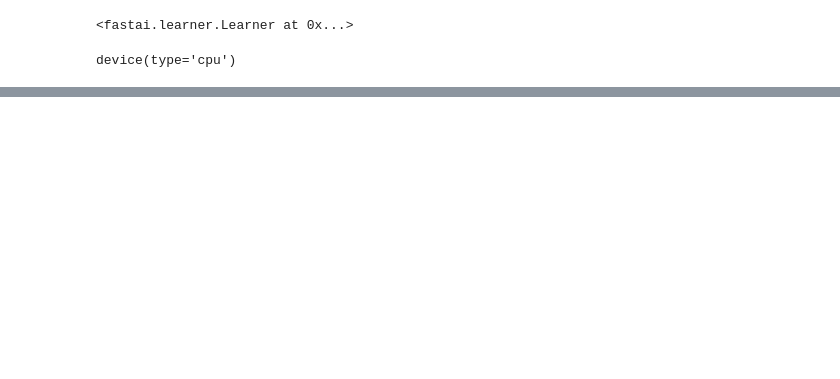
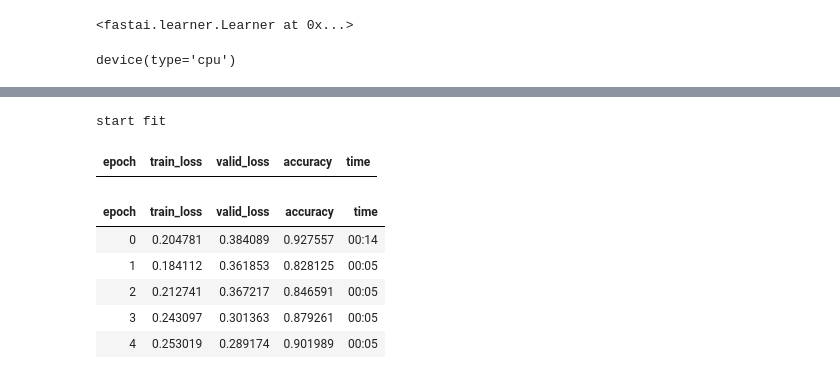
Before and after one commit to butchland/fastai_xla_extensions, a Jupyter notebook: nbs/03_multi_core.ipynb, the cells around one changed output, grey strips where cells are left out. Cells and saved outputs as stored; diff of their text form; code cells hidden in the pictures; blank space fills up the shorter version.

```diff
--- a/nbs/03_multi_core.ipynb
+++ b/nbs/03_multi_core.ipynb
@@ -1207,0 +1318,22 @@ Wall time: 13.1 s
+# %%
+#colab
+path = untar_data(URLs.MNIST_TINY)
+# %%
+#colab
+data = DataBlock(
+    blocks=(ImageBlock,CategoryBlock),
+    get_items=get_image_files,
+    get_y=parent_label,
+    splitter=GrandparentSplitter(),
+    item_tfms=Resize(28),
+    batch_tfms=[]
+)
+# %%
+#colab
+dls = data.dataloaders(path, bs=16)
+# %%
+#colab
+# concat_pool must be false due to a TPU bug that is triggered if using fastai AdaptivePool
+from fastai.vision.learner import cnn_learner
+from torchvision.models.resnet import resnet18
+learner = cnn_learner(dls, resnet18, metrics=accuracy, concat_pool=False)
@@ -1207,0 +1344,13 @@ Wall time: 13.1 s
+# %%
+#colab
+%%time
+learner.xla_fit_one_cycle(5,lr_max=slice(2e-3))
+# %% [output]
+start fit
+| epoch | train_loss | valid_loss | accuracy | time |
+| epoch | train_loss | valid_loss | accuracy | time |
+| 0 | 0.204781 | 0.384089 | 0.927557 | 00:14 |
+| 1 | 0.184112 | 0.361853 | 0.828125 | 00:05 |
+| 2 | 0.212741 | 0.367217 | 0.846591 | 00:05 |
+| 3 | 0.243097 | 0.301363 | 0.879261 | 00:05 |
+| 4 | 0.253019 | 0.289174 | 0.901989 | 00:05 |
```
Also changed, not shown: parts of 23 cells of this notebook, 3 other files.
